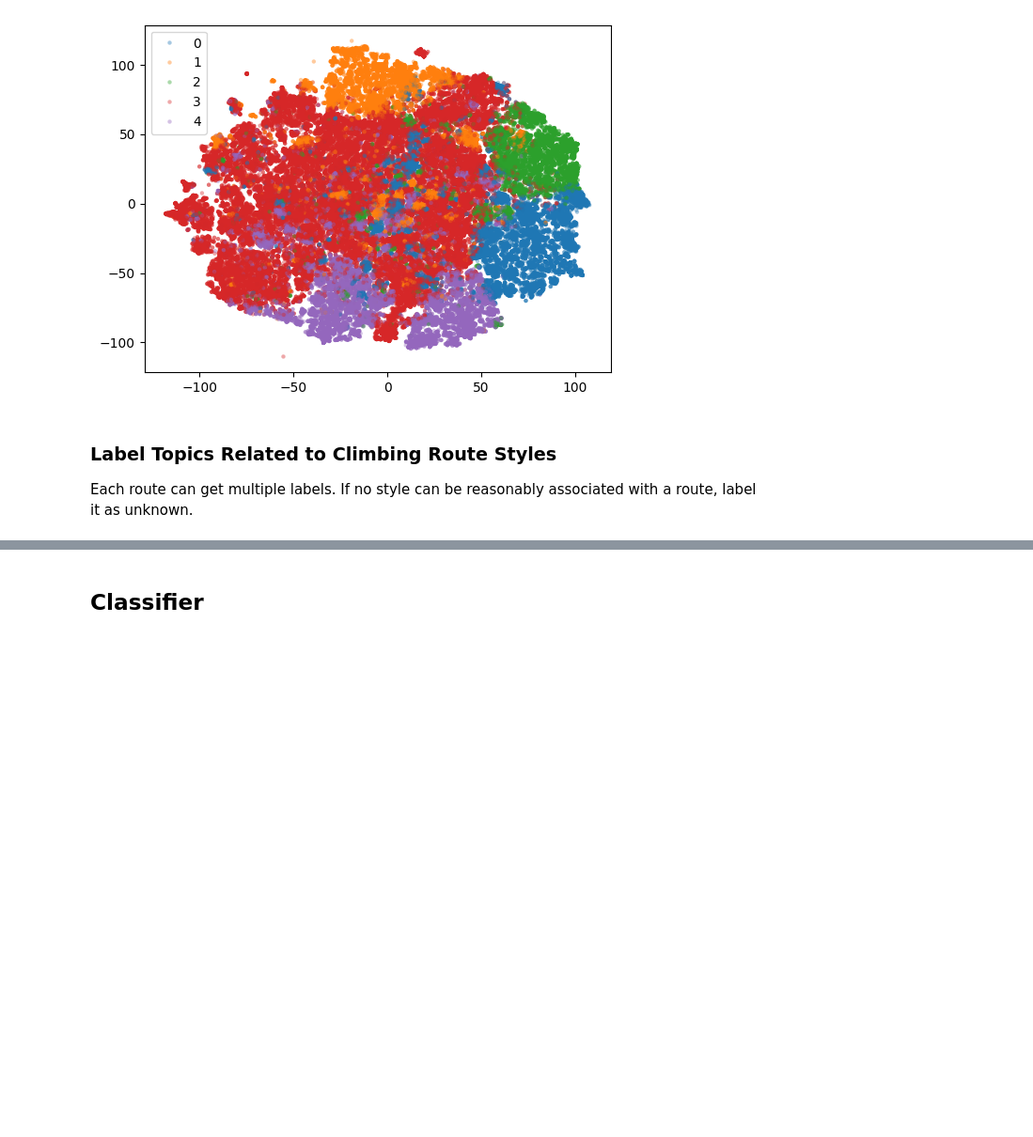
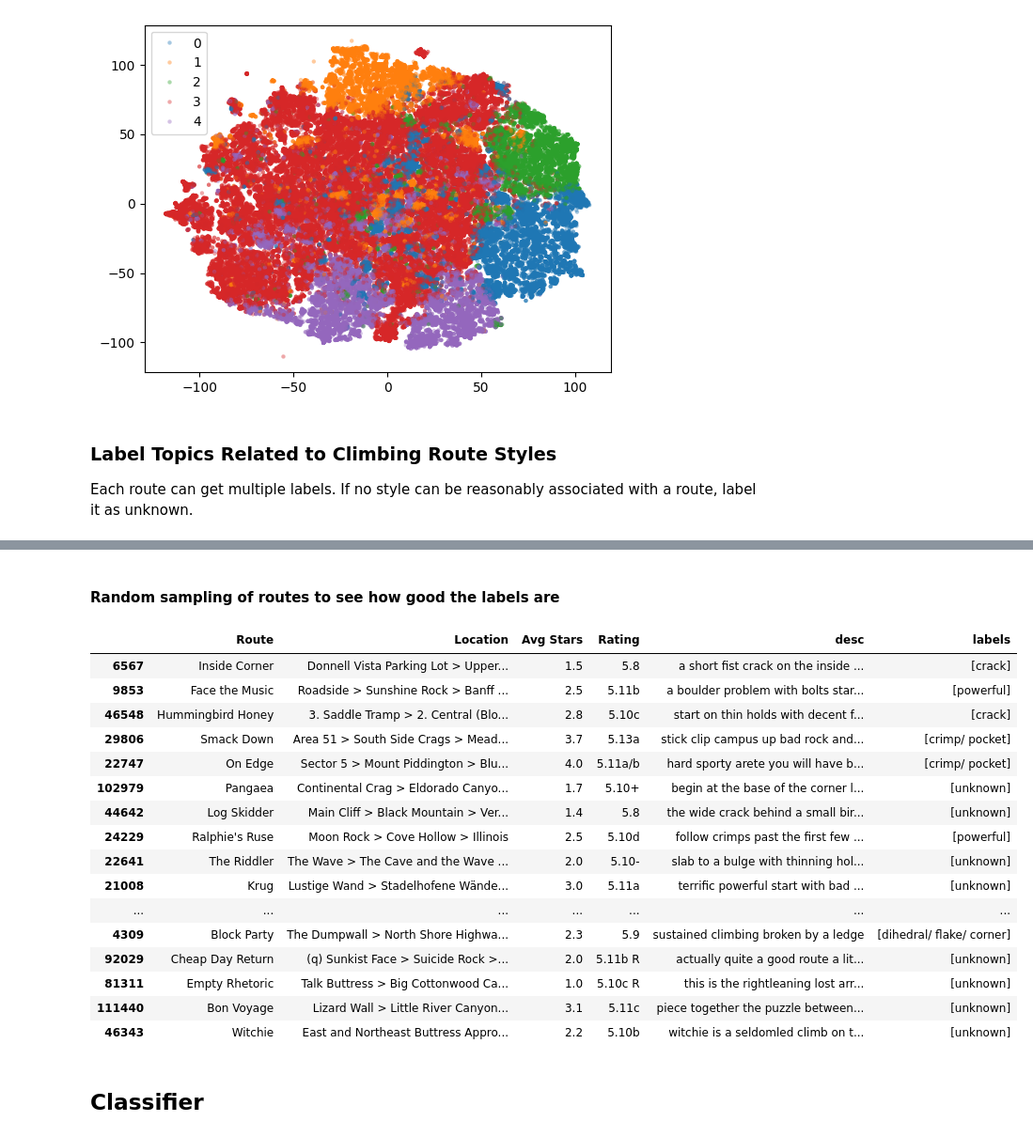
Before and after one commit to cfmcint/NLP_Climbing_Route_Analysis, a Jupyter notebook: analysis.ipynb, the cells around one changed output, grey strips where cells are left out. Shown: that part at 94% size. Drawn from its saved outputs; the diff is of its cells as text; code cells hidden in the pictures; blank space fills up the shorter version.

Commit message:
Used topics to label the routes with one label.

```diff
--- a/analysis.ipynb
+++ b/analysis.ipynb
@@ -174,5 +176,9 @@ Maybe we also want to add certain climbing terms that are not route style relate
 # %%
-more_stop_words = {"anchor", "bolt", "climb", "belay", "left", "right", "bolts", "climbed", "first", "ascent", "north", "east", "south", "west", "rap", "route", "pitch", "pro", "cam", "cams", "finish", "crux", "start", "classic", "quality", "excellent", "fun", "climbing", "bolted", "cruxes", "good", "great"}
+more_stop_words = {"anchor", "bolt", "climb", "belay", "left", "right", "bolts", "climbed", "first", "ascent", "north", "east", "south", "west",
+                   "rap", "route", "pitch", "pro", "cam", "cams", "finish", "crux", "start", "classic", "quality", "excellent", "fun", "climbing", "bolted",
+                   "cruxes", "good", "great", "guide", "guidebook", "description", "book", "routes", "rating", "located", "side", "trail", "cliff", "approach",
+                   "rope", "drag", "top", "rated", "pitches", "ropes", "anchors", "rope", "lower", "bolted", "tree", "trees", "lead", "snow", "follow", "trad",
+                   "gear"}
 # %%
 # 20-topic model populated with documents from our reviews (with stopwords removed)
 stoplist = set(stopwords.words('english'))
@@ -321,3 +333,5 @@ sns.scatterplot(x=tsne_docs[:,0], y=tsne_docs[:,1], hue=[str(l) for l in cluster
 # %% [markdown]
 ### Label Topics Related to Climbing Route Styles
 Each route can get multiple labels. If no style can be reasonably associated with a route, label it as unknown.
+# %%
+label_to_topics = {"crack": [1,3,12], "slab": [4], "powerful": [5], "roof": [6], "arete/ corner": [7], "dihedral/ flake/ corner": [9], "crimp/ pocket": [13, 15], "sustained": [21]}
@@ -323,0 +374,21 @@ Each route can get multiple labels. If no style can be reasonably associated wit
+# %%
+# Let's initialize a list to store labels for each document
+doc_labels = []
+
+# Iterate through all the documents
+for topic_dist in doc_topic_props:
+    relevant_topic = np.where(topic_dist == (max(topic_dist)))[0][0]
+
+    # Initialize an empty list to store labels for this document
+    labels_for_doc = []
+    labels_for_doc = [label for label, topics in label_to_topics.items() if relevant_topic in topics]
+
+    # Add "unknown" label only if labels_for_doc is empty
+    if not labels_for_doc:
+        labels_for_doc.append('unknown')
+
+    # Add labels for this document to the list
+    doc_labels.append(labels_for_doc)
+
+# Now, add the labels as a new column to your DataFrame
+df['labels'] = doc_labels
@@ -323,0 +404,23 @@ Each route can get multiple labels. If no style can be reasonably associated wit
+# %% [markdown]
+#### Random sampling of routes to see how good the labels are
+# %%
+pd.set_option('max_colwidth', None)
+df.sample(n=30)
+# %% [output]
+|  | Route | Location | Avg Stars | Rating | desc | labels |
+| 6567 | Inside Corner | Donnell Vista Parking Lot > Upper... | 1.5 | 5.8 | a short fist crack on the inside ... | [crack] |
+| 9853 | Face the Music | Roadside > Sunshine Rock > Banff ... | 2.5 | 5.11b | a boulder problem with bolts star... | [powerful] |
+| 46548 | Hummingbird Honey | 3. Saddle Tramp > 2. Central (Blo... | 2.8 | 5.10c | start on thin holds with decent f... | [crack] |
+| 29806 | Smack Down | Area 51 > South Side Crags > Mead... | 3.7 | 5.13a | stick clip campus up bad rock and... | [crimp/ pocket] |
+| 22747 | On Edge | Sector 5 > Mount Piddington > Blu... | 4.0 | 5.11a/b | hard sporty arete you will have b... | [crimp/ pocket] |
+| 102979 | Pangaea | Continental Crag > Eldorado Canyo... | 1.7 | 5.10+ | begin at the base of the corner l... | [unknown] |
+| 44642 | Log Skidder | Main Cliff > Black Mountain > Ver... | 1.4 | 5.8 | the wide crack behind a small bir... | [unknown] |
+| 24229 | Ralphie's Ruse | Moon Rock > Cove Hollow > Illinois | 2.5 | 5.10d | follow crimps past the first few ... | [powerful] |
+| 22641 | The Riddler | The Wave > The Cave and the Wave ... | 2.0 | 5.10- | slab to a bulge with thinning hol... | [unknown] |
+| 21008 | Krug | Lustige Wand > Stadelhofene Wände... | 3.0 | 5.11a | terrific powerful start with bad ... | [unknown] |
+| ... | ... | ... | ... | ... | ... | ... |
+| 4309 | Block Party | The Dumpwall > North Shore Highwa... | 2.3 | 5.9 | sustained climbing broken by a ledge | [dihedral/ flake/ corner] |
+| 92029 | Cheap Day Return | (q) Sunkist Face > Suicide Rock >... | 2.0 | 5.11b R | actually quite a good route a lit... | [unknown] |
+| 81311 | Empty Rhetoric | Talk Buttress > Big Cottonwood Ca... | 1.0 | 5.10c R | this is the rightleaning lost arr... | [unknown] |
+| 111440 | Bon Voyage | Lizard Wall > Little River Canyon... | 3.1 | 5.11c | piece together the puzzle between... | [unknown] |
+| 46343 | Witchie | East and Northeast Buttress Appro... | 2.2 | 5.10b | witchie is a seldomled climb on t... | [unknown] |
```
Also changed, not shown: parts of 11 cells of this notebook, 2 other files.
